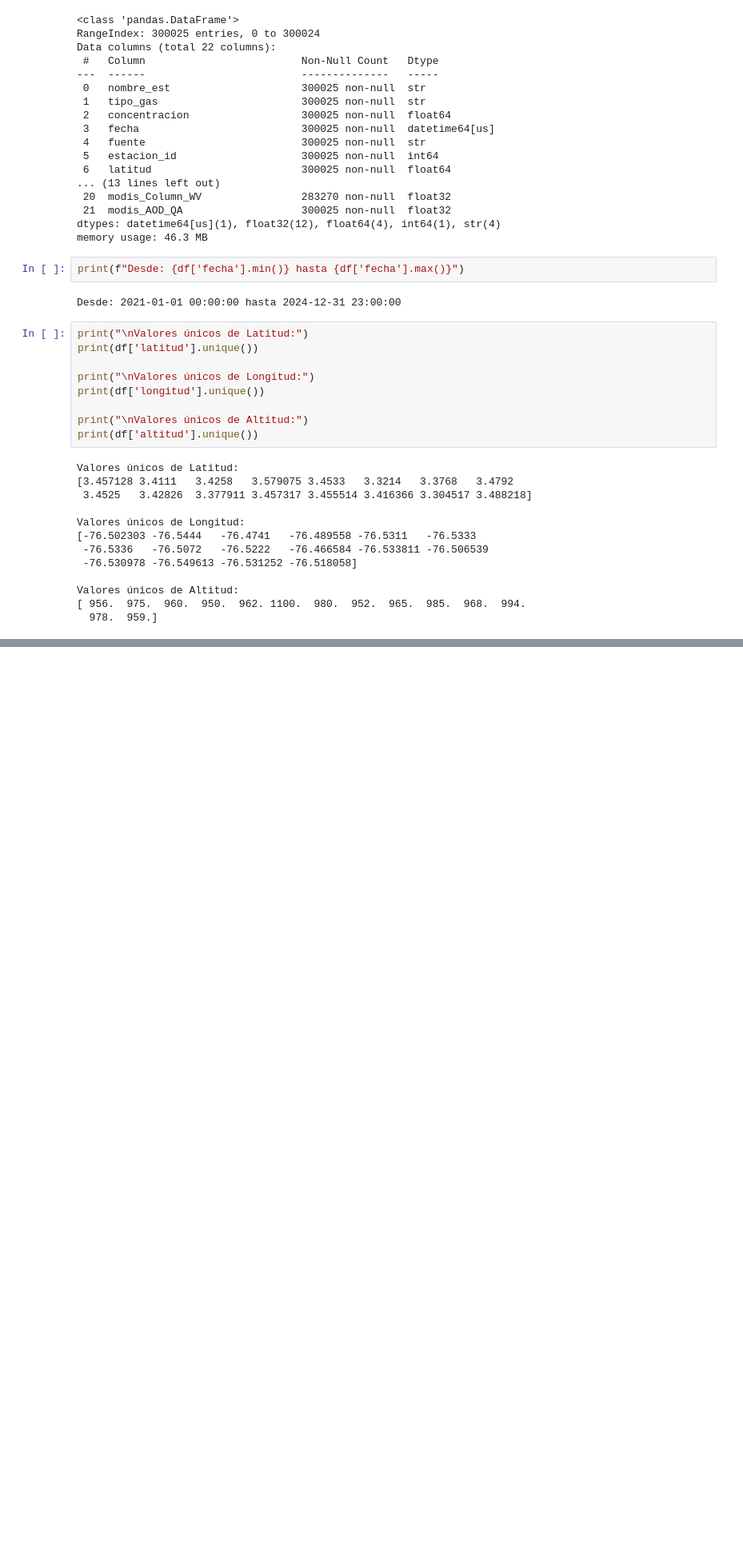
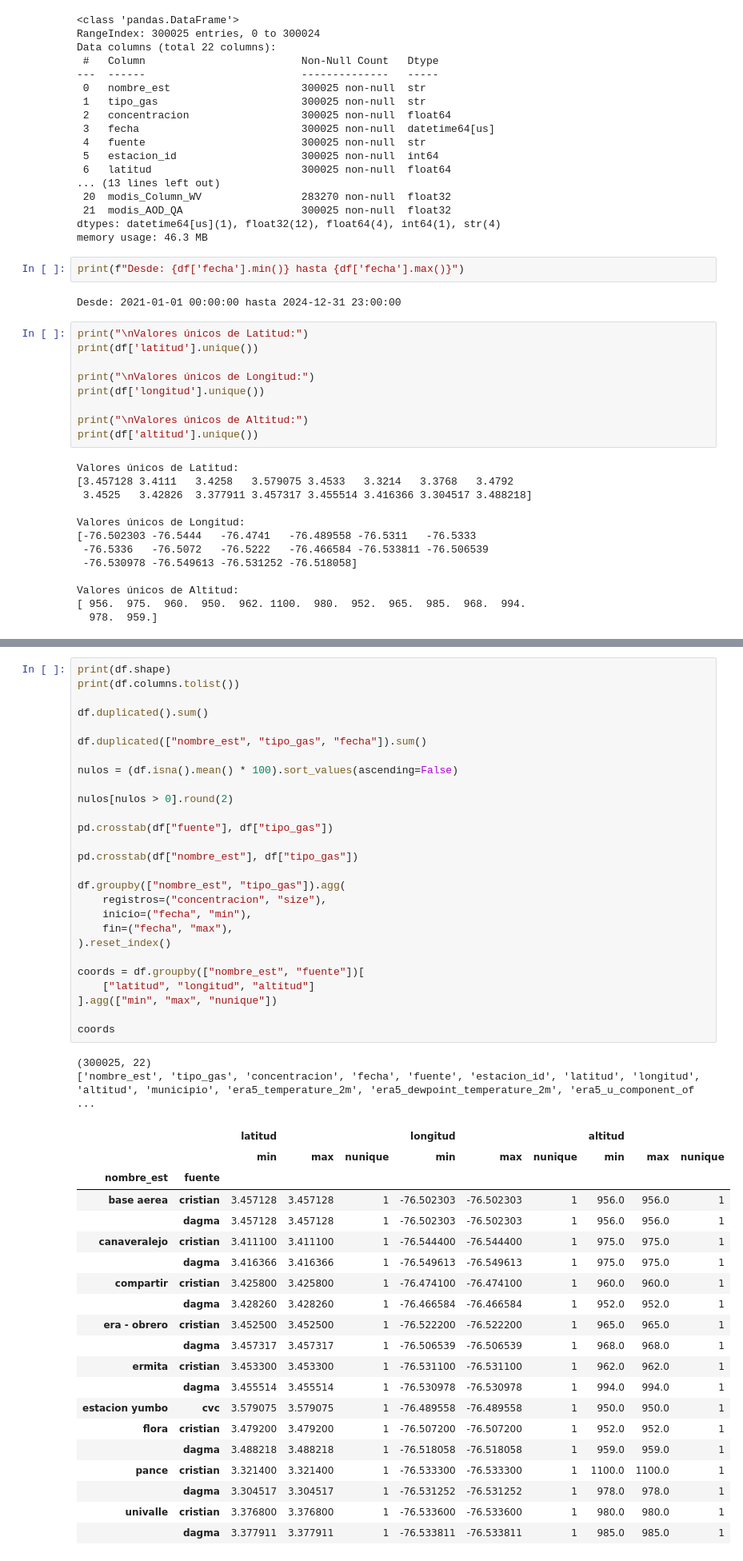
Before and after one commit to yeigen/proyecto-3, a Jupyter notebook: notebooks/dagma/dagma-combinado-era-modis.ipynb, the cells around one changed output, grey strips where cells are left out. Shown at 80% size. Cells and saved outputs as stored; diff of their text form; blank space fills up the shorter version.

```diff
--- a/notebooks/dagma/dagma-combinado-era-modis.ipynb
+++ b/notebooks/dagma/dagma-combinado-era-modis.ipynb
@@ -70,3 +73,53 @@ df.describe()
 | 75% | 15.851581 | 2024-01-07 17:00:00 | 30109.000000 | 3.457128 | -76.502303 | 975.000000 | 295.324707 | ... |
 | max | 86.771710 | 2024-12-31 23:00:00 | 30111.000000 | 3.579075 | -76.466584 | 1100.000000 | 304.649048 | ... |
 | std | 17.657863 | NaN | 10447.892185 | 0.062542 | 0.021073 | 40.265514 | 2.471130 | ... |
+# %%
+print(df.shape)
+print(df.columns.tolist())
+
+df.duplicated().sum()
+
+df.duplicated(["nombre_est", "tipo_gas", "fecha"]).sum()
+
+nulos = (df.isna().mean() * 100).sort_values(ascending=False)
+
+nulos[nulos > 0].round(2)
+
+pd.crosstab(df["fuente"], df["tipo_gas"])
+
+pd.crosstab(df["nombre_est"], df["tipo_gas"])
+
+df.groupby(["nombre_est", "tipo_gas"]).agg(
+    registros=("concentracion", "size"),
+    inicio=("fecha", "min"),
+    fin=("fecha", "max"),
+).reset_index()
+
+coords = df.groupby(["nombre_est", "fuente"])[
+    ["latitud", "longitud", "altitud"]
+].agg(["min", "max", "nunique"])
+
+coords
+# %% [output]
+(300025, 22)
+['nombre_est', 'tipo_gas', 'concentracion', 'fecha', 'fuente', 'estacion_id', 'latitud', 'longitud', 'altitud', 'municipio', 'era5_temperature_2m', 'era5_dewpoint_temperature_2m', 'era5_u_component_of ...
+|  |  | latitud |  |  | longitud |  |  | altitud |  |  |
+|  |  | min | max | nunique | min | max | nunique | min | max | nunique |
+| nombre_est | fuente |  |  |  |  |  |  |  |  |  |
+| base aerea | cristian | 3.457128 | 3.457128 | 1 | -76.502303 | -76.502303 | 1 | 956.0 | 956.0 | 1 |
+|  | dagma | 3.457128 | 3.457128 | 1 | -76.502303 | -76.502303 | 1 | 956.0 | 956.0 | 1 |
+| canaveralejo | cristian | 3.411100 | 3.411100 | 1 | -76.544400 | -76.544400 | 1 | 975.0 | 975.0 | 1 |
+|  | dagma | 3.416366 | 3.416366 | 1 | -76.549613 | -76.549613 | 1 | 975.0 | 975.0 | 1 |
+| compartir | cristian | 3.425800 | 3.425800 | 1 | -76.474100 | -76.474100 | 1 | 960.0 | 960.0 | 1 |
+|  | dagma | 3.428260 | 3.428260 | 1 | -76.466584 | -76.466584 | 1 | 952.0 | 952.0 | 1 |
+| era - obrero | cristian | 3.452500 | 3.452500 | 1 | -76.522200 | -76.522200 | 1 | 965.0 | 965.0 | 1 |
+|  | dagma | 3.457317 | 3.457317 | 1 | -76.506539 | -76.506539 | 1 | 968.0 | 968.0 | 1 |
+| ermita | cristian | 3.453300 | 3.453300 | 1 | -76.531100 | -76.531100 | 1 | 962.0 | 962.0 | 1 |
+|  | dagma | 3.455514 | 3.455514 | 1 | -76.530978 | -76.530978 | 1 | 994.0 | 994.0 | 1 |
+| estacion yumbo | cvc | 3.579075 | 3.579075 | 1 | -76.489558 | -76.489558 | 1 | 950.0 | 950.0 | 1 |
+| flora | cristian | 3.479200 | 3.479200 | 1 | -76.507200 | -76.507200 | 1 | 952.0 | 952.0 | 1 |
+|  | dagma | 3.488218 | 3.488218 | 1 | -76.518058 | -76.518058 | 1 | 959.0 | 959.0 | 1 |
+| pance | cristian | 3.321400 | 3.321400 | 1 | -76.533300 | -76.533300 | 1 | 1100.0 | 1100.0 | 1 |
+|  | dagma | 3.304517 | 3.304517 | 1 | -76.531252 | -76.531252 | 1 | 978.0 | 978.0 | 1 |
+| univalle | cristian | 3.376800 | 3.376800 | 1 | -76.533600 | -76.533600 | 1 | 980.0 | 980.0 | 1 |
+|  | dagma | 3.377911 | 3.377911 | 1 | -76.533811 | -76.533811 | 1 | 985.0 | 985.0 | 1 |
```
Also changed, not shown: parts of 13 cells of this notebook, 1 other file.
